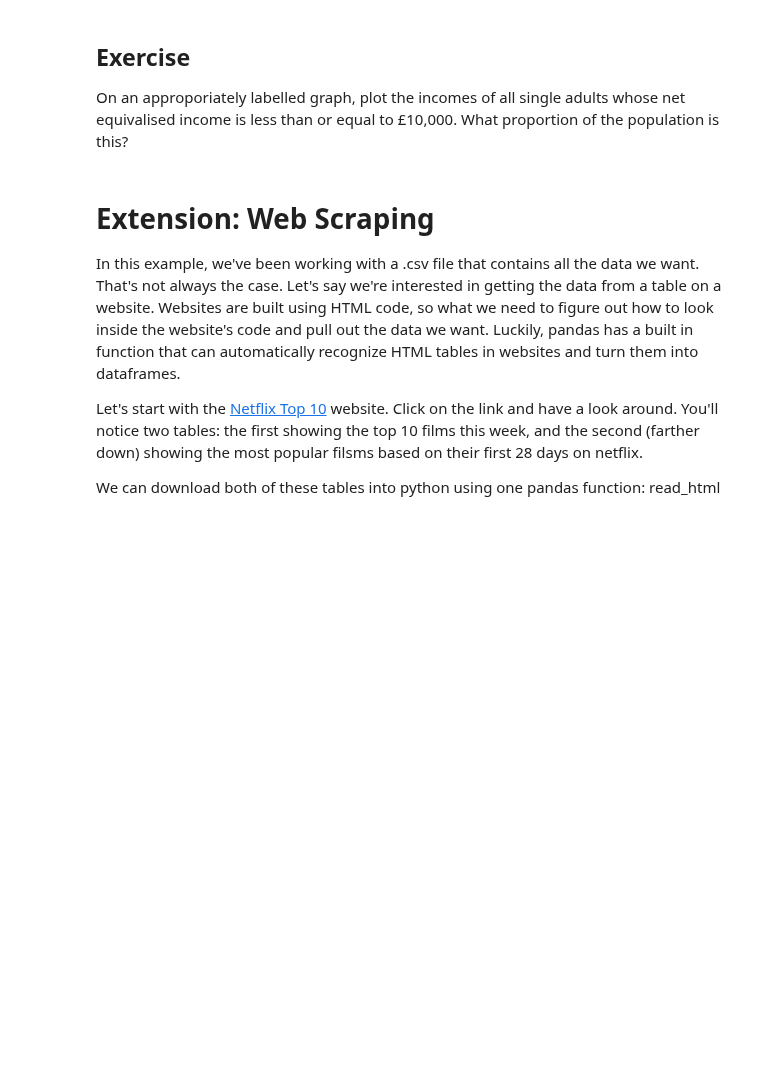
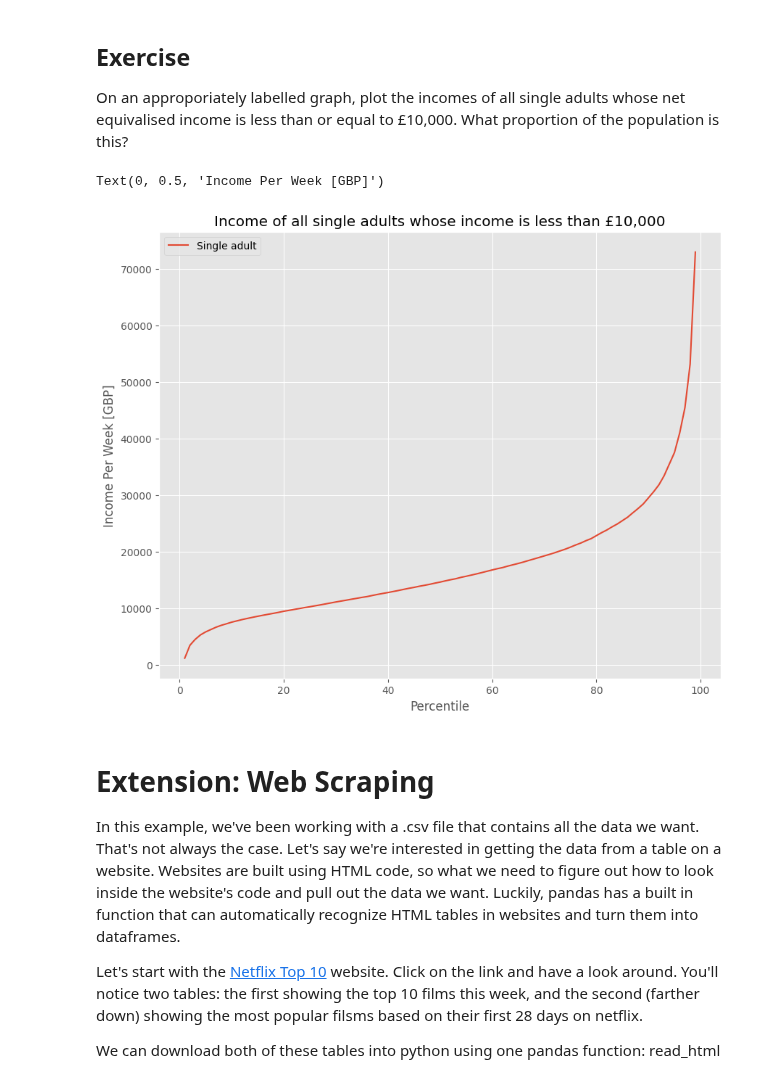
Before and after one commit to joe-lrrde/QM2, a Jupyter notebook: notebooks/W02. Pandas.ipynb, the cells around one changed output. Saved outputs shown, nothing was run; the diff lists cells and outputs as text; code cells hidden in the pictures; blank space fills up the shorter version.

```diff
--- a/notebooks/W02. Pandas.ipynb
+++ b/notebooks/W02. Pandas.ipynb
@@ -410,6 +409,25 @@ We won't dwell on comparative operative, here we've used ">" to mean "is greater
 # %% [markdown]
 ## Exercise
 On an approporiately labelled graph, plot the incomes of all single adults whose net equivalised income is less than or equal to £10,000. What proportion of the population is this?
+# %%
+# Check the actual column names in the 'income' DataFrame
+#print(income.columns)
+
+# Assuming the column name is 'Net equivalised household income single adult'
+# based on the global variable description, modify the code as follows:
+
+clean = income[['Single adult']]
+clean = clean.replace(',', '', regex=True)
+clean = clean.replace('-', 'NaN', regex=True).astype('float')
+clean[clean['Single adult']<=10000]
+
+clean.plot()
+plt.title('Income of all single adults whose income is less than £10,000')
+plt.xlabel('Percentile')
+plt.ylabel('Income Per Week [GBP]')
+# %% [output]
+Text(0, 0.5, 'Income Per Week [GBP]')
+[figure, added]
 # %% [markdown]
 # Extension: Web Scraping
 
```
Also changed, not shown: parts of 14 cells of this notebook.
